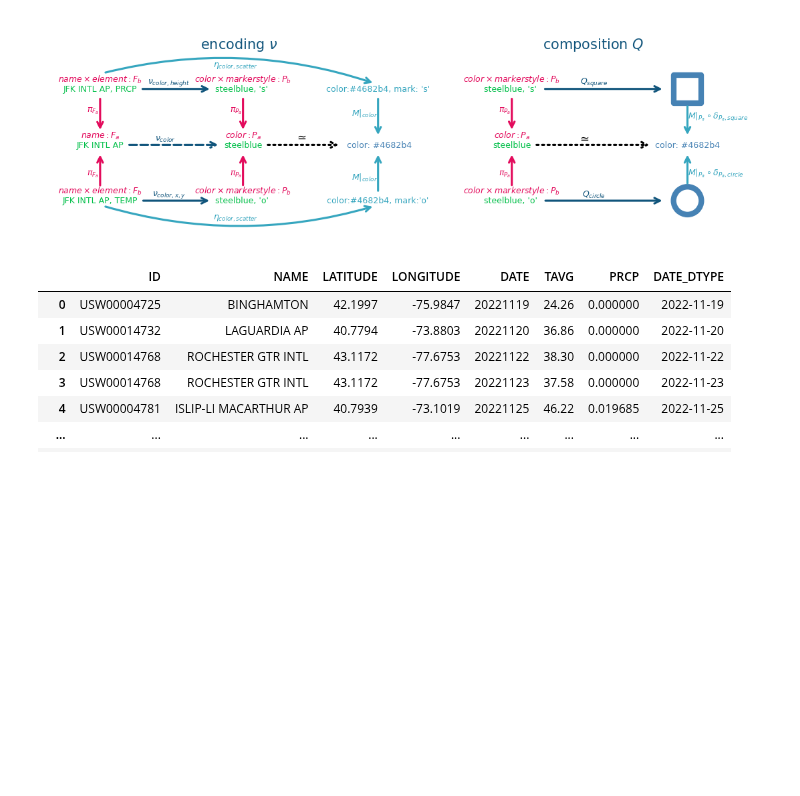
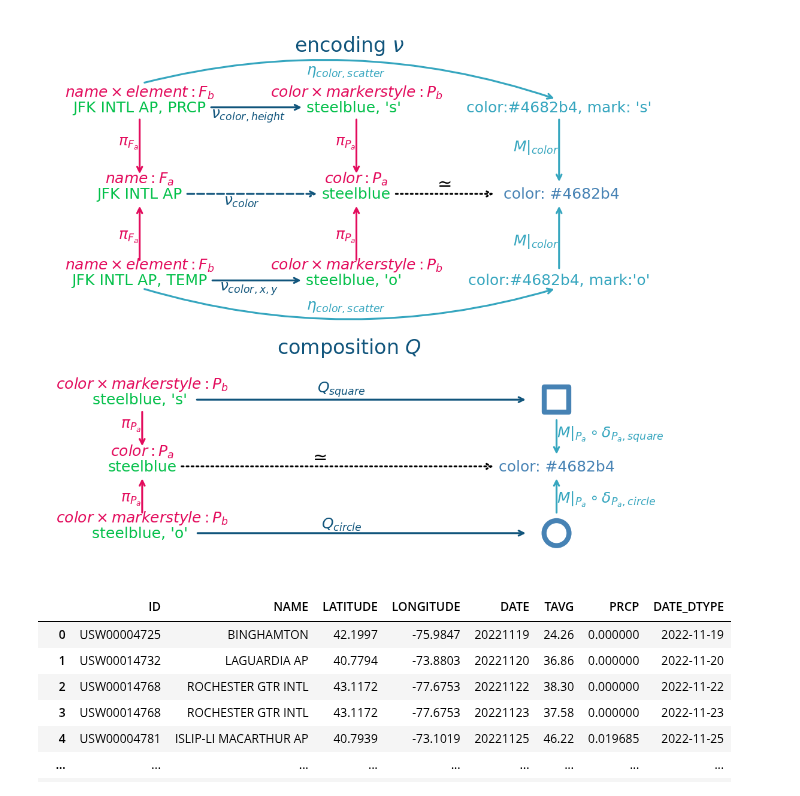
Before and after one commit to story645/team, a Jupyter notebook: paper/figcode/nu_qu_diagrams.ipynb, the cells around one changed output. Cells and saved outputs as stored; diff of their text form; code cells hidden in the pictures; blank space fills up the shorter version.

```diff
--- a/paper/figcode/nu_qu_diagrams.ipynb
+++ b/paper/figcode/nu_qu_diagrams.ipynb
@@ -16,7 +16,7 @@ mpl.rcParams['figure.dpi']=300
 paper_path = Path('../figures/')
 
 fsold={'normal': 10, 'small':9, 'footnote':8, 'script':7, 'tiny':5, 'heading':12}
-fs = {k:v-2 for k, v in fsold.items()}
+fs = {k:v+1 for k, v in fsold.items()}
 # %%
 data = hh.get_data("nydata_2022.parquet")
 df = data['df']
@@ -132,7 +132,7 @@ def make_nu(fig=None):
         arrowprops_art['linestyle'] = ls
         nu = mtext.Annotation("", xytext=(1, .5), xy=(0, .5), textcoords=start, xycoords=stop, arrowprops=arrowprops_art)
         fig.add_artist(nu)
-        nu_lab = mtext.Annotation(label, xy=(.45, .75), xycoords=nu, color=pcd['artist'], fontsize=fs['tiny'], ha='center', va='bottom')
+        nu_lab = mtext.Annotation(label, xy=(.45, .45), xycoords=nu, color=pcd['artist'], fontsize=fs['tiny'], ha='center', va='top')
         fig.add_artist(nu_lab)
 
     hexcolor =  mcolors.to_hex(jfk_color)
@@ -180,15 +180,15 @@ def make_nu(fig=None):
     nu_lab = mtext.Annotation(r"$\simeq$", xy=(.6, 1), xycoords=nu, color='k', fontsize=fs['tiny']+1, ha='right', va='bottom')
     fig.add_artist(nu_lab)
 # %%
-fig = plt.figure(figsize=(3.5, 1), layout='compressed')
-fig1, fig2 = fig.subfigures(ncols=2, width_ratios=[1.5,1])
+fig = plt.figure(figsize=(3.5, 3), layout='compressed')
+fig1, fig2 = fig.subfigures(nrows=2, height_ratios=[1.25, 1])
 make_nu(fig1)
 make_q(fig2)
 fig1.suptitle(r"encoding $\nu$", fontsize=fs['script'], color=pcd['artist'])
 fig2.suptitle(r"composition $Q$", fontsize=fs['script'], color=pcd['artist'])
 fig.savefig(paper_path/"nu_qu.pdf", dpi=300, bbox_inches='tight')
 # %% [output]
-[figure, old version]
+[figure, new version]
 # %%
 df
 # %% [output]
```
Also changed, not shown: 12 other files.
